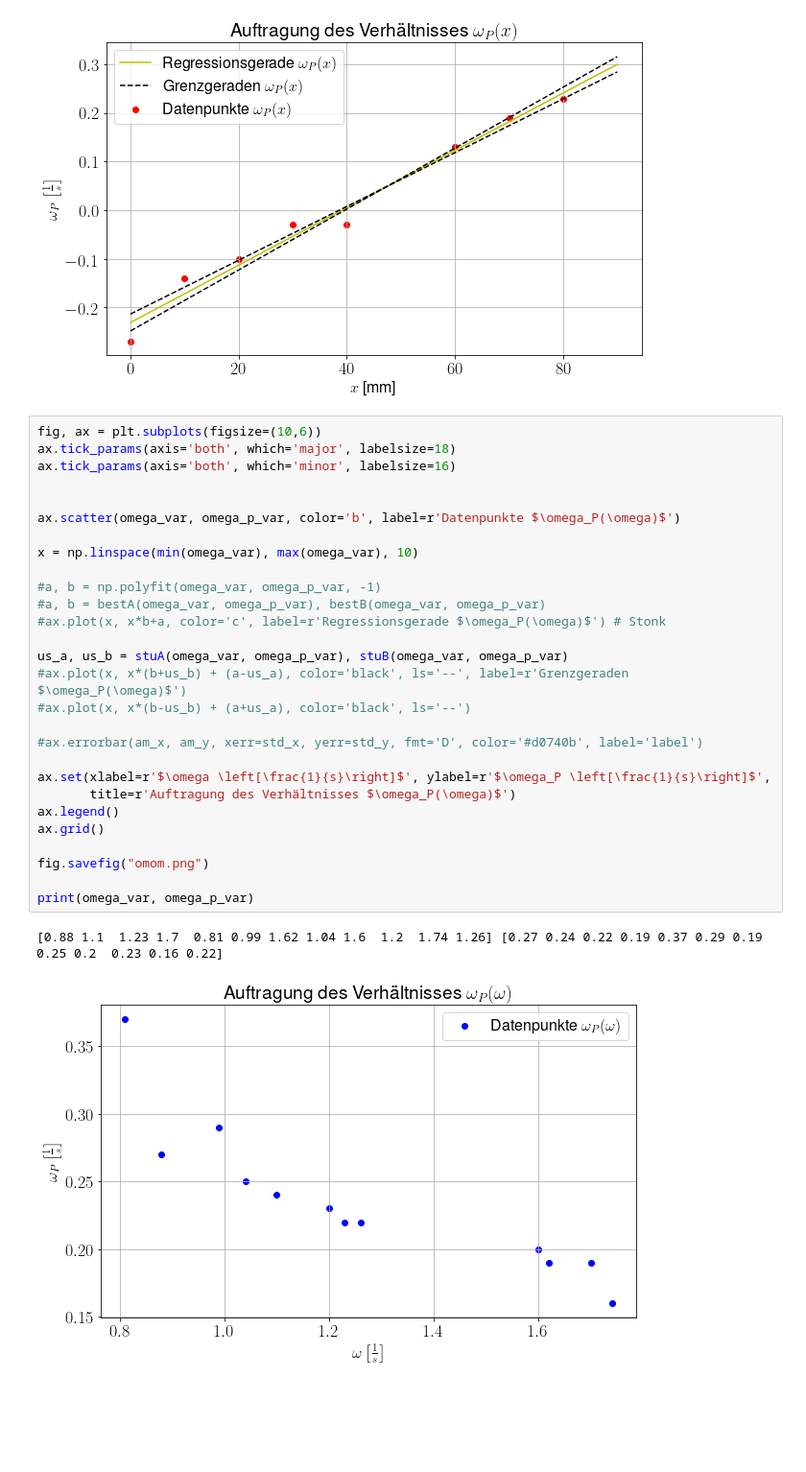
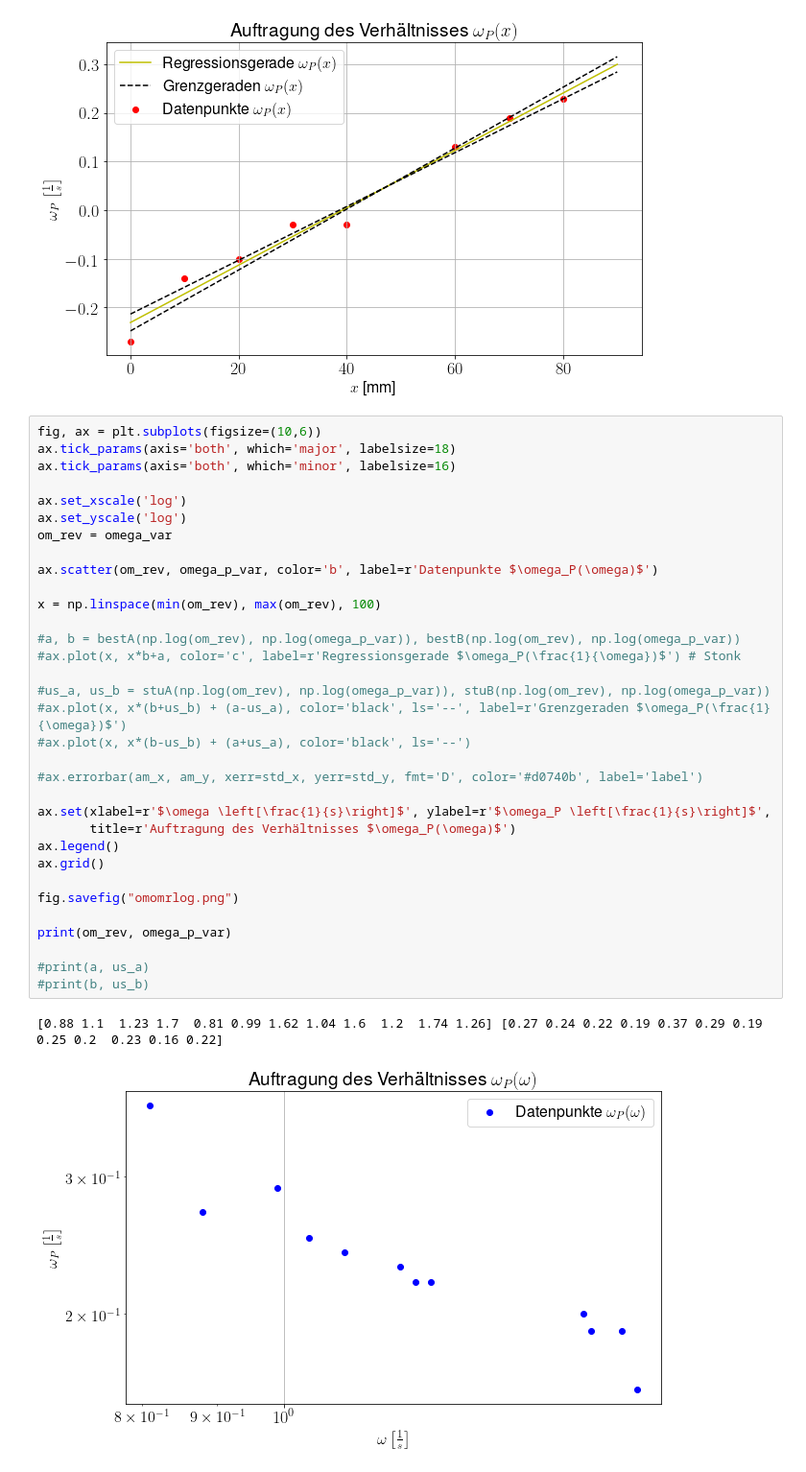
Before and after one commit to AP1ACC/V1, a Jupyter notebook: Untitled Folder/V22 lab.ipynb, the cells around one changed output. Shown: that part at 96% size. Cells and saved outputs as stored; diff of their text form; blank space fills up the shorter version.

```diff
--- a/Untitled Folder/V22 lab.ipynb
+++ b/Untitled Folder/V22 lab.ipynb
@@ -201,34 +201,39 @@ x, omega_p [80 70 60 40 30 20 10  0] [ 0.23  0.19  0.13 -0.03 -0.03 -0.1  -0.14
 # %%
 fig, ax = plt.subplots(figsize=(10,6))
 ax.tick_params(axis='both', which='major', labelsize=18)
 ax.tick_params(axis='both', which='minor', labelsize=16)
 
+ax.set_xscale('log')
+ax.set_yscale('log')
+om_rev = omega_var
 
-ax.scatter(omega_var, omega_p_var, color='b', label=r'Datenpunkte $\omega_P(\omega)$')
+ax.scatter(om_rev, omega_p_var, color='b', label=r'Datenpunkte $\omega_P(\omega)$')
 
-x = np.linspace(min(omega_var), max(omega_var), 10)
+x = np.linspace(min(om_rev), max(om_rev), 100)
 
-#a, b = np.polyfit(omega_var, omega_p_var, -1)
-#a, b = bestA(omega_var, omega_p_var), bestB(omega_var, omega_p_var)
-#ax.plot(x, x*b+a, color='c', label=r'Regressionsgerade $\omega_P(\omega)$') # Stonk
+#a, b = bestA(np.log(om_rev), np.log(omega_p_var)), bestB(np.log(om_rev), np.log(omega_p_var))
+#ax.plot(x, x*b+a, color='c', label=r'Regressionsgerade $\omega_P(\frac{1}{\omega})$') # Stonk
 
-us_a, us_b = stuA(omega_var, omega_p_var), stuB(omega_var, omega_p_var)
-#ax.plot(x, x*(b+us_b) + (a-us_a), color='black', ls='--', label=r'Grenzgeraden $\omega_P(\omega)$')
+#us_a, us_b = stuA(np.log(om_rev), np.log(omega_p_var)), stuB(np.log(om_rev), np.log(omega_p_var))
+#ax.plot(x, x*(b+us_b) + (a-us_a), color='black', ls='--', label=r'Grenzgeraden $\omega_P(\frac{1}{\omega})$')
 #ax.plot(x, x*(b-us_b) + (a+us_a), color='black', ls='--')
 
 #ax.errorbar(am_x, am_y, xerr=std_x, yerr=std_y, fmt='D', color='#d0740b', label='label')
 
 ax.set(xlabel=r'$\omega \left[\frac{1}{s}\right]$', ylabel=r'$\omega_P \left[\frac{1}{s}\right]$',
        title=r'Auftragung des Verhältnisses $\omega_P(\omega)$')
 ax.legend()
 ax.grid()
 
-fig.savefig("omom.png")
+fig.savefig("omomrlog.png")
 
-print(omega_var, omega_p_var)
+print(om_rev, omega_p_var)
+
+#print(a, us_a)
+#print(b, us_b)
 # %% [output]
 [0.88 1.1  1.23 1.7  0.81 0.99 1.62 1.04 1.6  1.2  1.74 1.26] [0.27 0.24 0.22 0.19 0.37 0.29 0.19 0.25 0.2  0.23 0.16 0.22]
-[figure, old version]
+[figure, new version]
 # %%
 fig, ax = plt.subplots(figsize=(10,6))
 ax.tick_params(axis='both', which='major', labelsize=18)
```
Also changed, not shown: parts of 1 cell of this notebook, 5 other files.
